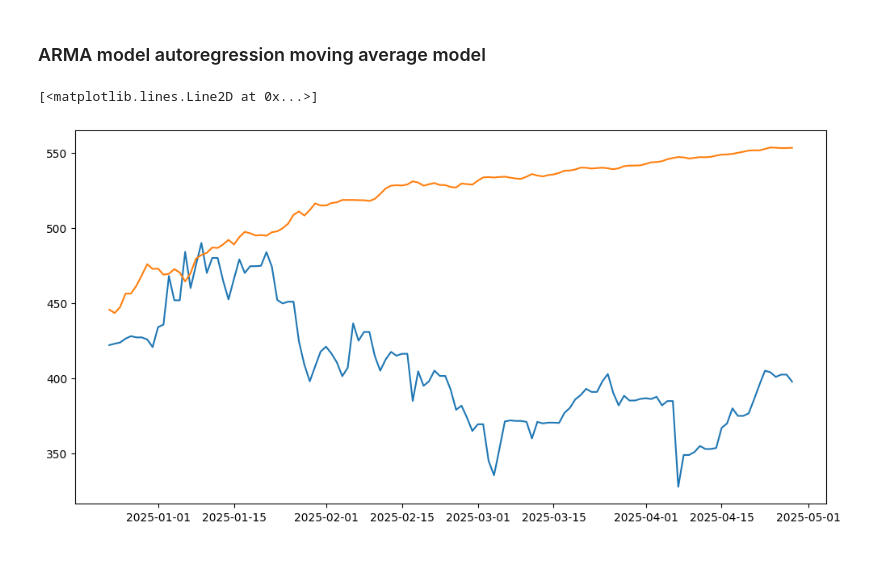
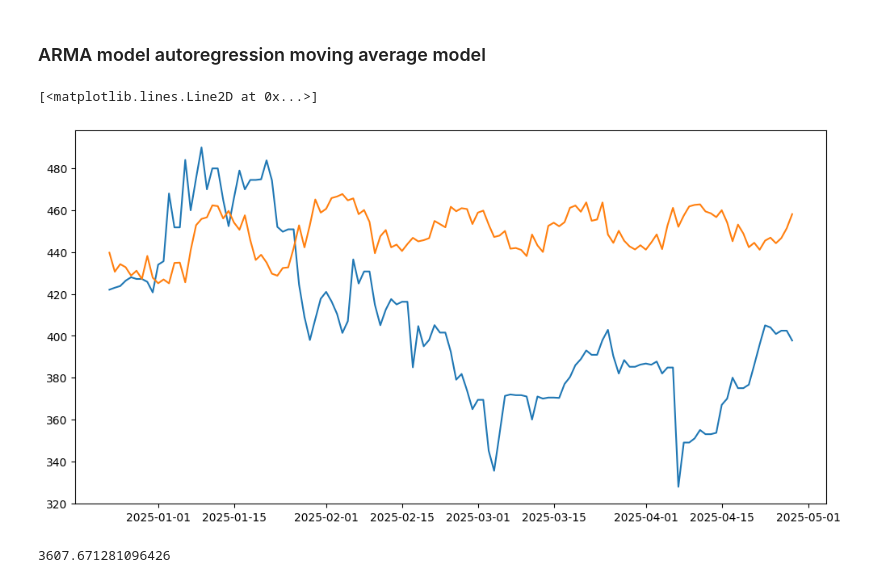
Before and after one commit to ShahidAzadd/Time-Series, a Jupyter notebook: arima_model.ipynb, the cells around one changed output. Cells and saved outputs as stored; diff of their text form; code cells hidden in the pictures.

```diff
--- a/arima_model.ipynb
+++ b/arima_model.ipynb
@@ -90,17 +91,22 @@ mean_absolute_percentage_error(test_data, predictions) *100
 # %%
 ### ARMA model
 p = 60 # Error term taking into account
-model = ARIMA(train_data, order=(p,0,0))
+q = 15 # Error term taking into account
+model = ARIMA(train_data, order=(p,0,q))
 model_fit = model.fit()
 predictions = model_fit.predict(
     start = len(train_data),
     end = len(train_data) +len(test_data)-1,
     dynamic=False
 )
+
+plt.figure(figsize=(12,6))
+plt.plot(test_data.index,test_data,label='Test-data')
+plt.plot(test_data.index,predictions,label='predictions')
+# %% [output]
+[<matplotlib.lines.Line2D at 0x...>]
+[figure, added]
-# %%
-plt.figure(figsize=(12,6))
-plt.plot(test_data.index,test_data,label='Test-data')
-plt.plot(test_data.index,predictions,label='predictions')
-# %% [output]
-[<matplotlib.lines.Line2D at 0x...>]
-[figure, removed]
+# %%
+mean_squared_error(test_data, predictions)
+# %% [output]
+3607.671281096426
```
Also changed, not shown: parts of 7 cells of this notebook.
